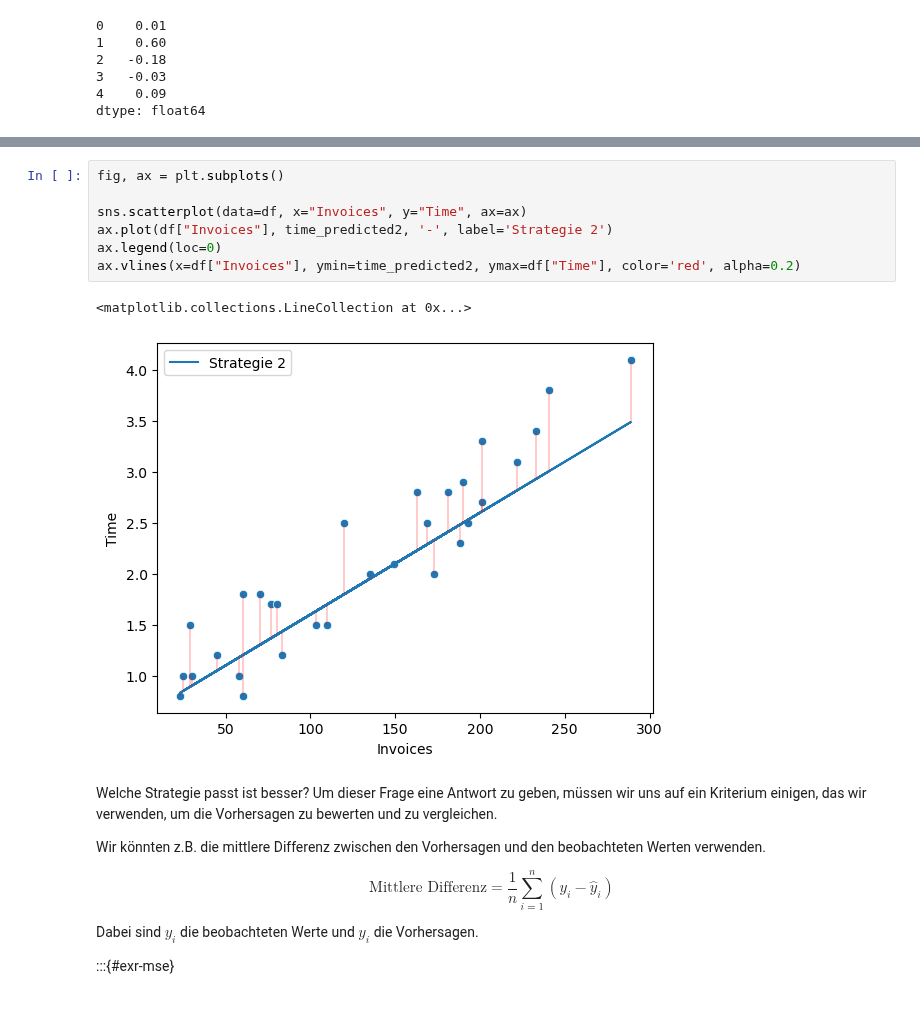
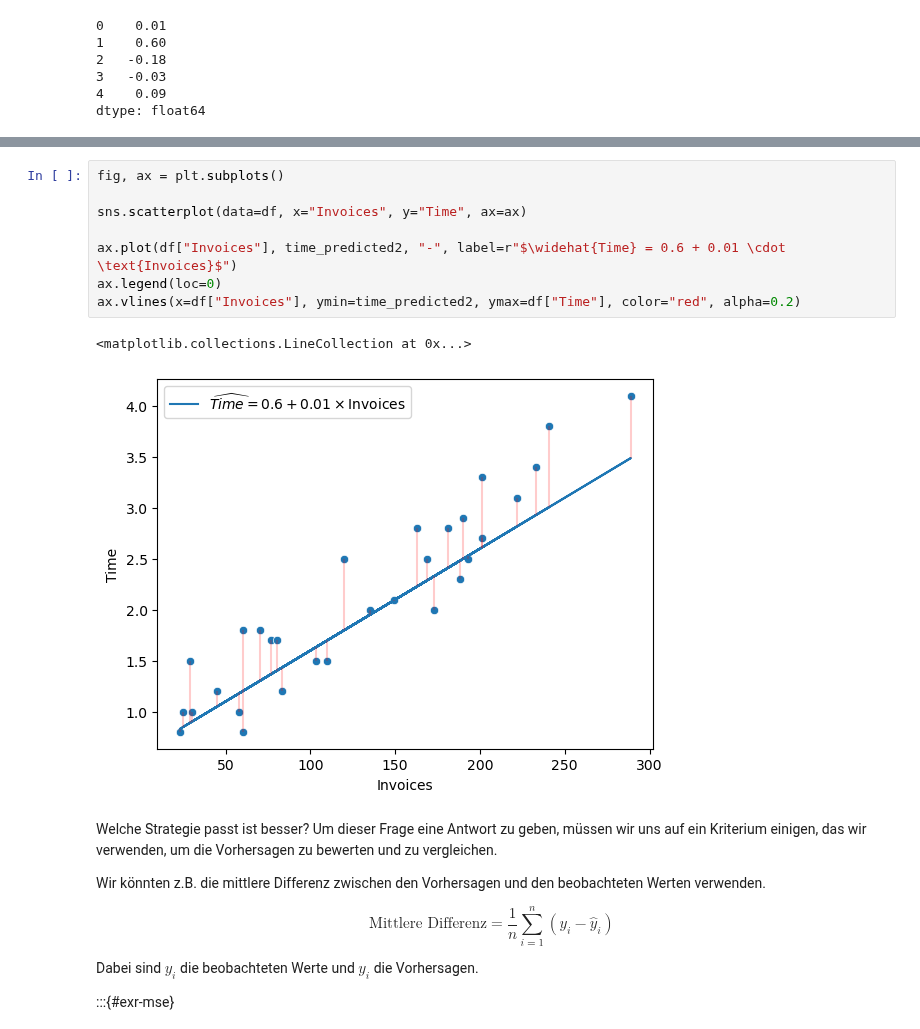
Before and after one commit to febse/econ2024-de, a Jupyter notebook: 03-KQ-Methode.ipynb, the cells around one changed output, grey strips where cells are left out. Drawn from its saved outputs; the diff is of its cells as text.

```diff
--- a/03-KQ-Methode.ipynb
+++ b/03-KQ-Methode.ipynb
@@ -118,13 +119,14 @@ ax.vlines(x=df["Invoices"], ymin=time_predicted1, ymax=df["Time"], color='red',
 # %%
 fig, ax = plt.subplots()
 
 sns.scatterplot(data=df, x="Invoices", y="Time", ax=ax)
-ax.plot(df["Invoices"], time_predicted2, '-', label='Strategie 2')
+
+ax.plot(df["Invoices"], time_predicted2, "-", label=r"$\widehat{Time} = 0.6 + 0.01 \cdot \text{Invoices}$")
 ax.legend(loc=0)
-ax.vlines(x=df["Invoices"], ymin=time_predicted2, ymax=df["Time"], color='red', alpha=0.2)
+ax.vlines(x=df["Invoices"], ymin=time_predicted2, ymax=df["Time"], color="red", alpha=0.2)
 # %% [output]
 <matplotlib.collections.LineCollection at 0x...>
-[figure, old version]
+[figure, new version]
 # %% [markdown]
 Welche Strategie passt ist besser? Um dieser Frage eine Antwort zu geben, müssen wir uns auf ein Kriterium einigen, das wir verwenden, um die Vorhersagen zu bewerten und zu vergleichen.
 
```
Also changed, not shown: parts of 5 cells of this notebook.
